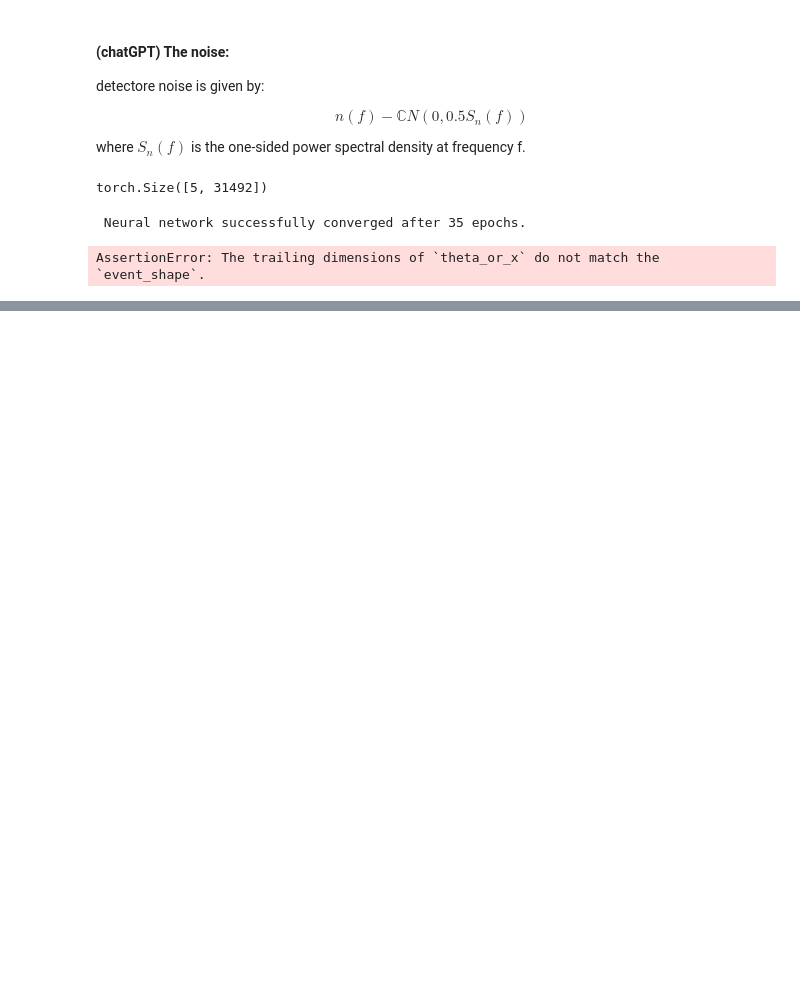
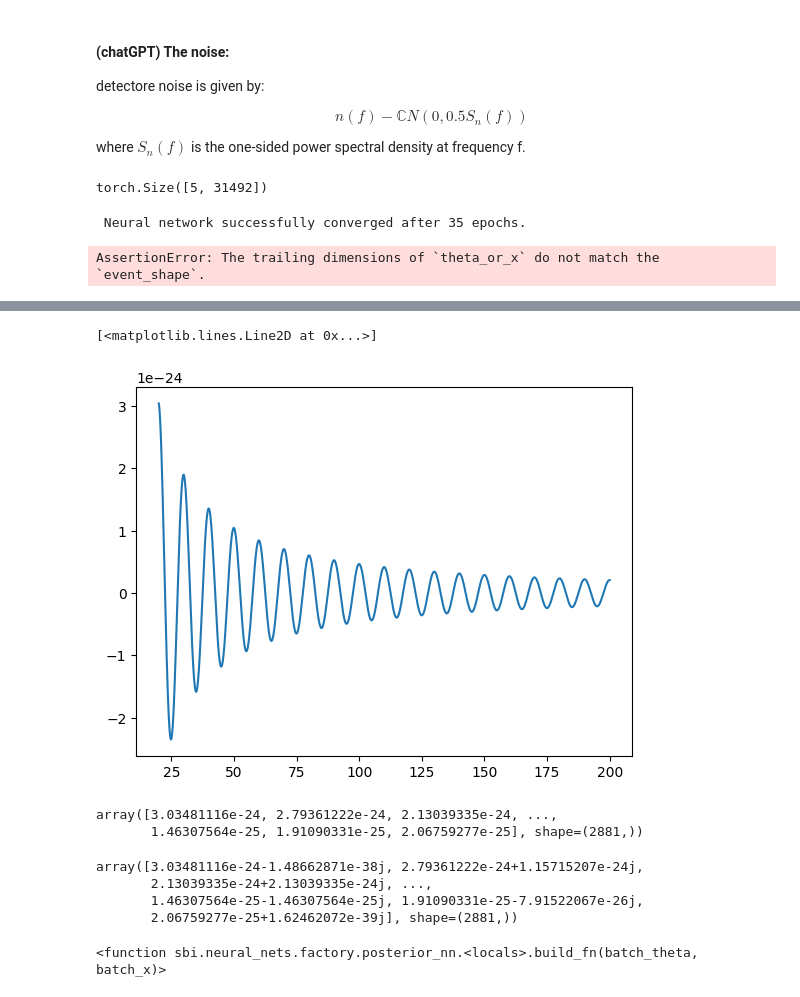
Before and after one commit to n3vSvZ/SBI_Project2b, a Jupyter notebook: Gravitational Waves/Gravitational Waves SBI.ipynb, the cells around one changed output, grey strips where cells are left out. Cells and saved outputs as stored; diff of their text form; code cells hidden in the pictures; blank space fills up the shorter version.

```diff
--- a/Gravitational Waves/Gravitational Waves SBI.ipynb
+++ b/Gravitational Waves/Gravitational Waves SBI.ipynb
@@ -242,0 +413,6 @@ loaded_posterior = torch.load('posterior.pt')
+# %%
+f_lower = 20
+f_final = 200
+delta_f = 1/16
+
+f_array = np.arange(f_lower, f_final + delta_f, delta_f)
@@ -242,0 +429,18 @@ loaded_posterior = torch.load('posterior.pt')
+# %%
+num_sim = 1
+
+A = 10 ** (-22)
+psi = 0.5
+f_array = np.arange(f_lower, f_final + delta_f, delta_f)
+h_freq = np.zeros(shape = (num_sim, len(f_array)))
+
+for i in range(num_sim):
+#     A = theta[i,0]
+#     tc = theta[i,1]
+
+    h_freq[i,:] = (A * f_array ** (-7/6) * np.e ** (2j * np.pi * f_array * t_c)).real
+# %%
+plt.plot(f_array, h_freq[0,:])
+# %% [output]
+[<matplotlib.lines.Line2D at 0x...>]
+[figure, added]
@@ -242,0 +449,12 @@ loaded_posterior = torch.load('posterior.pt')
+# %%
+h_f.real
+# %% [output]
+array([3.03481116e-24, 2.79361222e-24, 2.13039335e-24, ...,
+       1.46307564e-25, 1.91090331e-25, 2.06759277e-25], shape=(2881,))
+# %%
+h_f
+# %% [output]
+array([3.03481116e-24-1.48662871e-38j, 2.79361222e-24+1.15715207e-24j,
+       2.13039335e-24+2.13039335e-24j, ...,
+       1.46307564e-25-1.46307564e-25j, 1.91090331e-25-7.91522067e-26j,
+       2.06759277e-25+1.62462072e-39j], shape=(2881,))
@@ -242,0 +463,4 @@ loaded_posterior = torch.load('posterior.pt')
+# %%
+custom_density_estimator.
+# %% [output]
+<function sbi.neural_nets.factory.posterior_nn.<locals>.build_fn(batch_theta, batch_x)>
```
Also changed, not shown: parts of 21 cells of this notebook.
